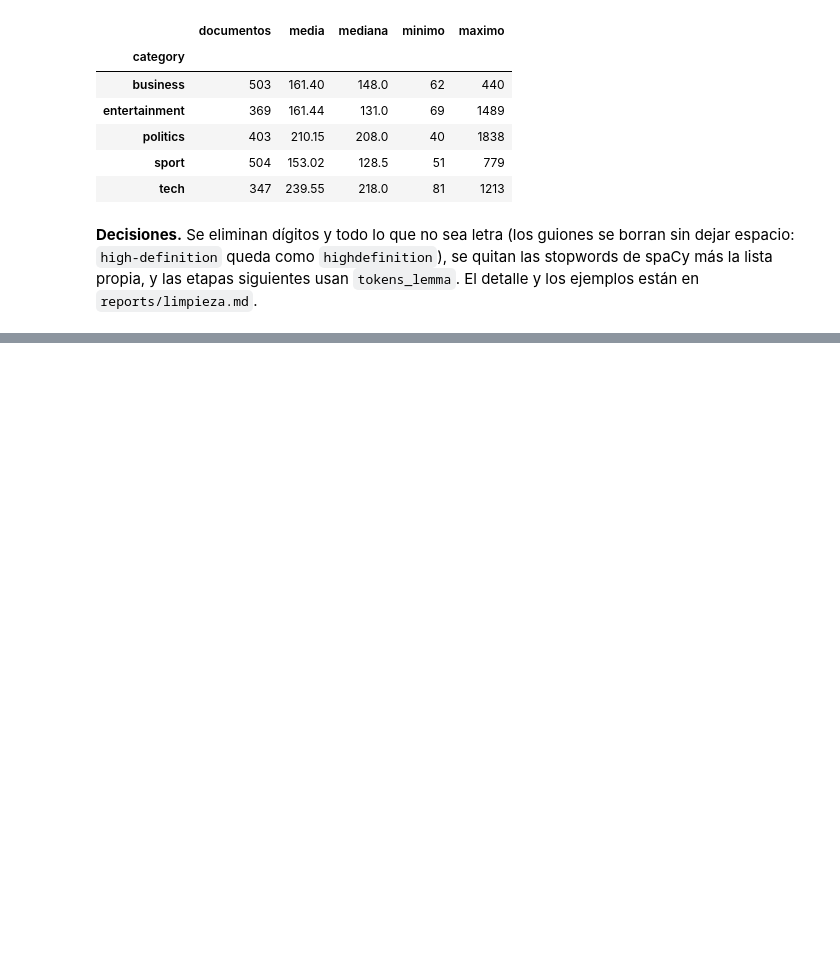
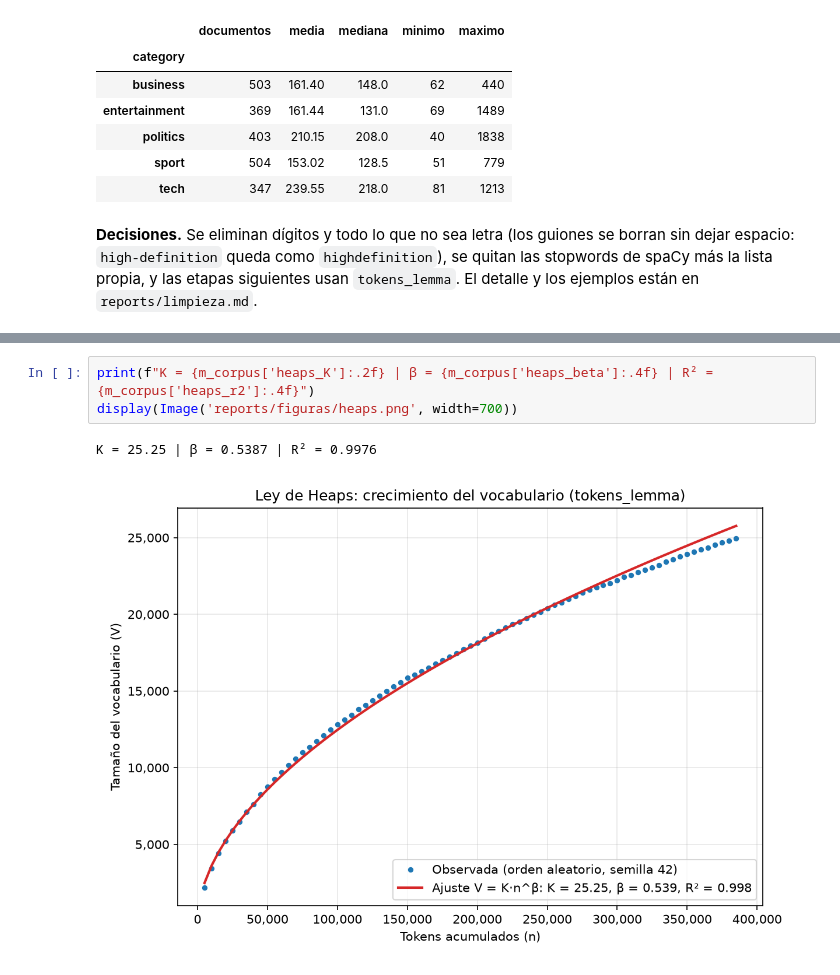
Before and after one commit to DiegoMoctezuma/Recuperaci-nInformaci-n, a Jupyter notebook: práctica.ipynb, the cells around one changed output, grey strips where cells are left out. Cells and saved outputs as stored; diff of their text form; blank space fills up the shorter version.

```diff
--- a/práctica.ipynb
+++ b/práctica.ipynb
@@ -245,0 +303,6 @@ resumen
+# %%
+print(f"K = {m_corpus['heaps_K']:.2f} | β = {m_corpus['heaps_beta']:.4f} | R² = {m_corpus['heaps_r2']:.4f}")
+display(Image('reports/figuras/heaps.png', width=700))
+# %% [output]
+K = 25.25 | β = 0.5387 | R² = 0.9976
+[figure, added]
```
Also changed, not shown: parts of 10 cells of this notebook, 15 other files.
